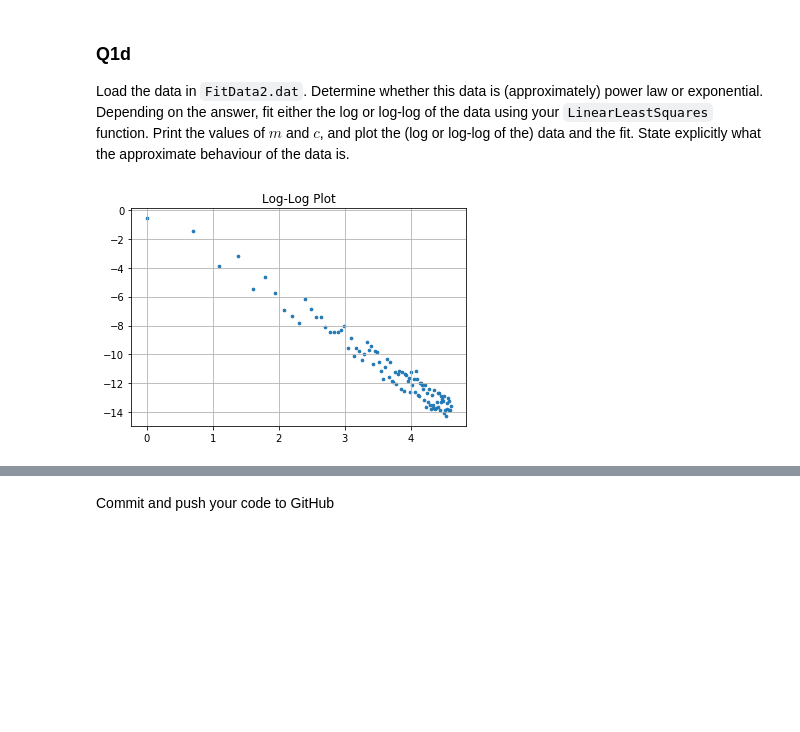
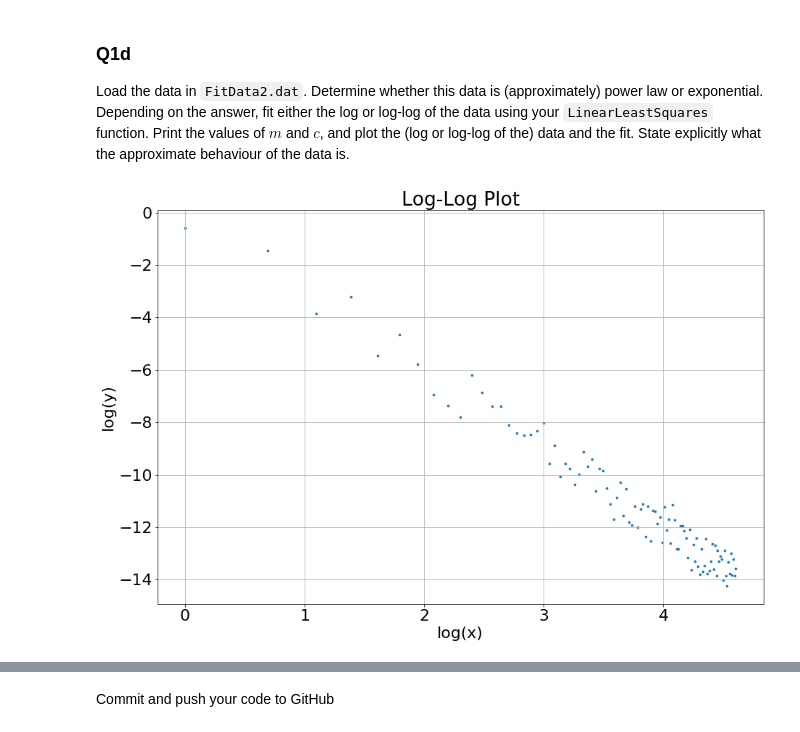
Before and after one commit to darraghburke1/ACM20030-Assignments, a Jupyter notebook: Assignment-3.ipynb, the cells around one changed output, grey strips where cells are left out. Drawn from its saved outputs; the diff is of its cells as text; code cells hidden in the pictures; blank space fills up the shorter version.

```diff
--- a/Assignment-3.ipynb
+++ b/Assignment-3.ipynb
@@ -128,15 +131,19 @@ Load the data in `FitData2.dat`. Determine whether this data is (approximately)
 # %%
 data2 = np.loadtxt("FitData2.dat")
 xe = data2[:,0]
 ye = data2[:,1]
 #plt.yscale('log')
 #plt.xscale('log')
 plt.scatter(np.log(xe),np.log(ye), s = 7)
 plt.grid(True)
 plt.title("Log-Log Plot")
+plt.xlabel('log(x)')
+plt.ylabel('log(y)')
 plt.show()
+
+# This data is an approximation of a power law.
 # %% [output]
-[figure, old version]
+[figure, new version]
 # %%
 linear_data = np.log(data2)
 ml = LinearLeastSquares(linear_data)[0]
```
Also changed, not shown: parts of 7 cells of this notebook.
